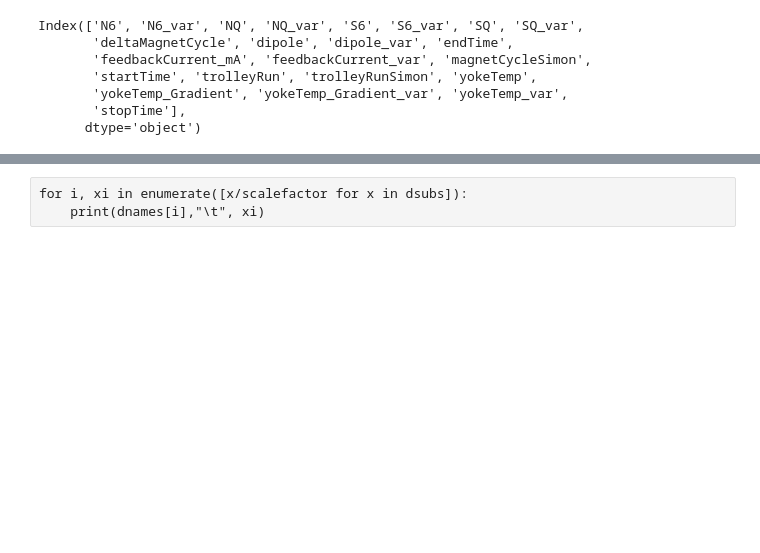
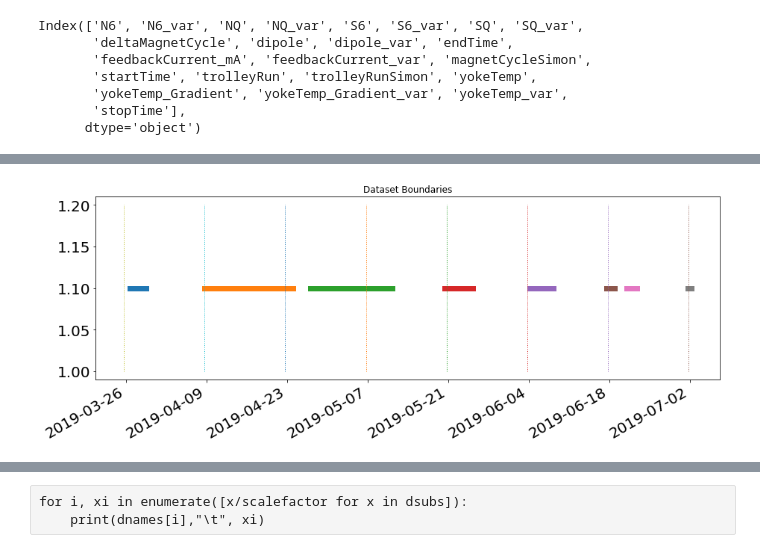
Before and after one commit to jlabounty/g-2, a Jupyter notebook: run2_trendplots/makeTrendPlots.ipynb, the cells around one changed output, grey strips where cells are left out. Drawn from its saved outputs; the diff is of its cells as text; code cells hidden in the pictures; blank space fills up the shorter version.

```diff
--- a/run2_trendplots/makeTrendPlots.ipynb
+++ b/run2_trendplots/makeTrendPlots.ipynb
@@ -7,9 +7,9 @@ Welcome to JupyROOT 6.12/06
 For interactive plots, run: setint()
 To return to non-interactive plots (default state), run: noint()
 # %%
-df = pandas.read_csv("./run2Trends_10.csv", parse_dates=True)
-#df = df.loc[df['quality'] == 'Y']
-#df = df.loc[df['runType'] == " P"]
+df = pandas.read_csv("./run2Trends_11.csv", parse_dates=True)
+df = df.loc[df['quality'] == 'Y']
+df = df.loc[df['runType'] == " P"]
 #df = df.loc[df['runType'] != "X"].loc[df['runType'] != " I"]
 df = df.sort_values(by=['startTime'], ascending=True)
 
@@ -839,0 +831,27 @@ plt.show()
+# %%
+fig,ax = plt.subplots(figsize=(15,5))
+for i, (runstart, runend) in enumerate(drange):
+    try:
+        timestart = pandas.to_datetime( df.loc[df['run'] == runstart]['startTime'] ).values[0]
+        timeend = pandas.to_datetime( df.loc[df['run'] == runend]['stopTime'] ).values[0]
+        ax.plot([timestart, timeend], [1.1,1.1],label=dnames[i], linewidth=7.0)
+        ax.set_title("Dataset Boundaries")
+    except:
+        print("Unable to plot", runstart, runend)
+
+fig.autofmt_xdate()
+
+timestart = pandas.to_datetime( df.loc[df['run'] == drange[0][0]]['startTime'] ).values[0]
+timeend = pandas.to_datetime( df.loc[df['run'] == drange[len(drange)-1][1]]['stopTime'] ).values[0]
+
+timestart = pandas.to_datetime(timestart - pandas.Timedelta(days=1))
+
+print(timestart, pandas.DateOffset(days=14))
+date_list = [pandas.to_datetime(timestart + pandas.Timedelta(days=14*x)) for x in range(8)]
+print(date_list)
+for i, date in enumerate(date_list):
+    print(i,pandas.to_datetime(timestart + pandas.Timedelta(days=14*i)) , pandas.to_datetime(date) )
+    #plt.plot([pandas.to_datetime( pandas.to_datetime(timestart + pandas.Timedelta(days=14*(i-1) )) ), pandas.to_datetime(date)], [1,1], ":", linewidth=1)
+    plt.plot( [pandas.to_datetime(date), pandas.to_datetime(date)], [1,1.2], ":", linewidth=1)
+plt.show()
+# %% [output]
@@ -840,3 +868,4 @@ plt.show()
+[figure, added]
 # %%
 fig,ax = plt.subplots(figsize=(10,5))
 
```
Also changed, not shown: parts of 20 cells of this notebook, 2 other files.
